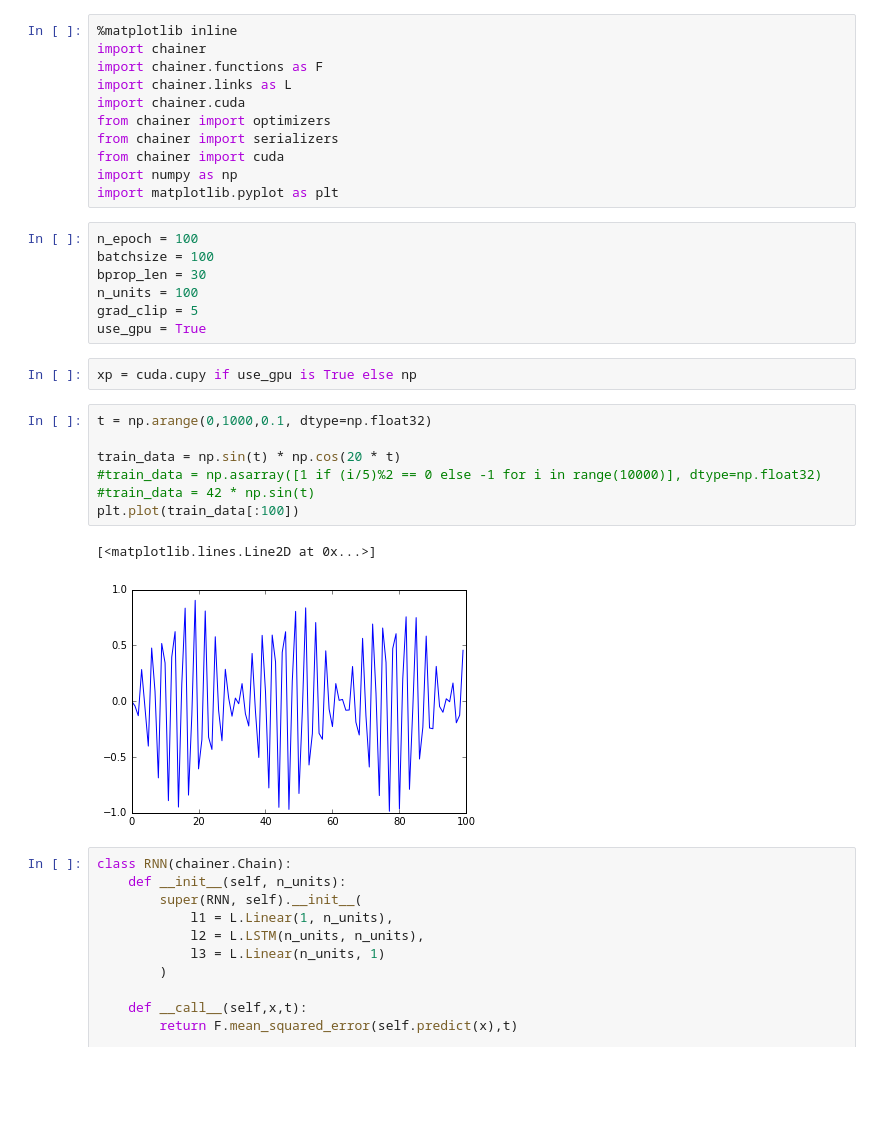
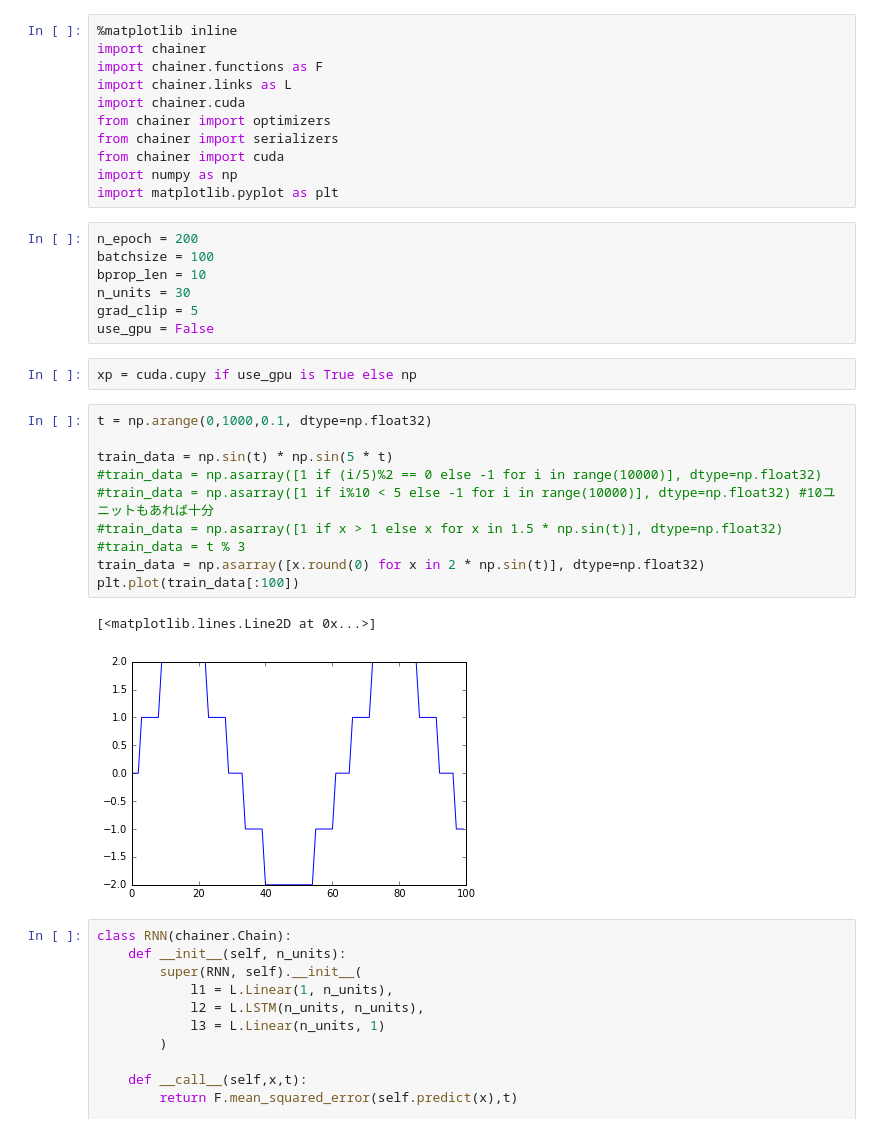
Before and after one commit to haretaro/chainer_rnn, a Jupyter notebook: rnn.ipynb, the cells around one changed output. Saved outputs shown, nothing was run; the diff lists cells and outputs as text; blank space fills up the shorter version.

```diff
--- a/rnn.ipynb
+++ b/rnn.ipynb
@@ -10,24 +10,27 @@ from chainer import cuda
 import numpy as np
 import matplotlib.pyplot as plt
 # %%
-n_epoch = 100
+n_epoch = 200
 batchsize = 100
-bprop_len = 30
-n_units = 100
+bprop_len = 10
+n_units = 30
 grad_clip = 5
-use_gpu = True
+use_gpu = False
 # %%
 xp = cuda.cupy if use_gpu is True else np
 # %%
 t = np.arange(0,1000,0.1, dtype=np.float32)
 
-train_data = np.sin(t) * np.cos(20 * t)
+train_data = np.sin(t) * np.sin(5 * t)
 #train_data = np.asarray([1 if (i/5)%2 == 0 else -1 for i in range(10000)], dtype=np.float32)
-#train_data = 42 * np.sin(t)
+#train_data = np.asarray([1 if i%10 < 5 else -1 for i in range(10000)], dtype=np.float32) #10ユニットもあれば十分
+#train_data = np.asarray([1 if x > 1 else x for x in 1.5 * np.sin(t)], dtype=np.float32)
+#train_data = t % 3
+train_data = np.asarray([x.round(0) for x in 2 * np.sin(t)], dtype=np.float32)
 plt.plot(train_data[:100])
 # %% [output]
 [<matplotlib.lines.Line2D at 0x...>]
-[figure, old version]
+[figure, new version]
 # %%
 class RNN(chainer.Chain):
     def __init__(self, n_units):
```
Also changed, not shown: parts of 4 cells of this notebook.
